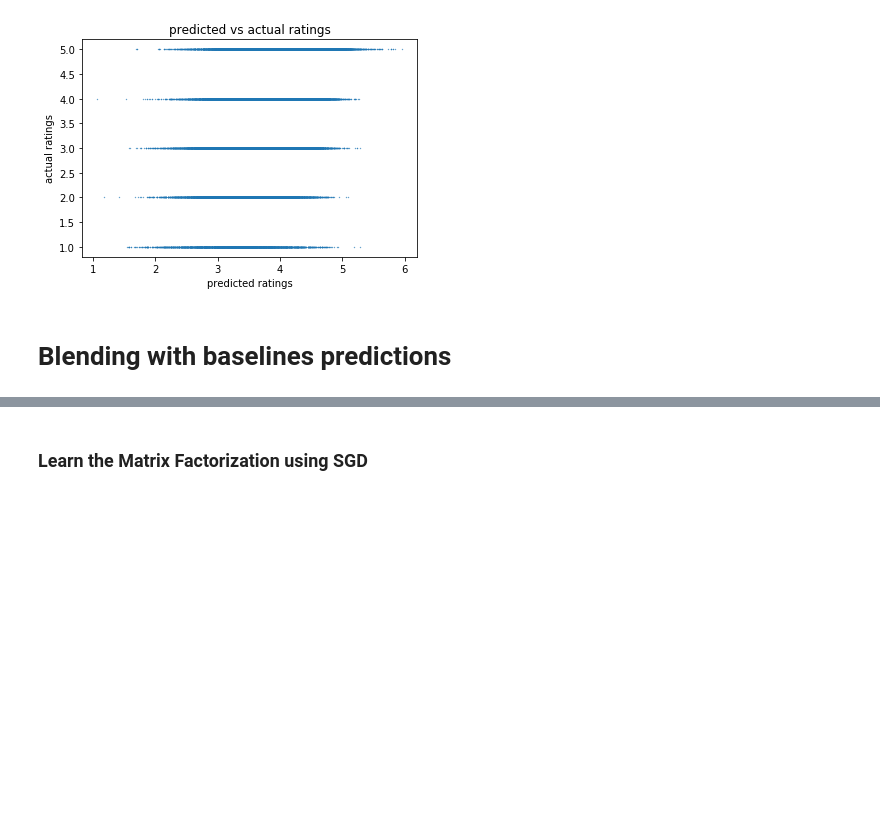
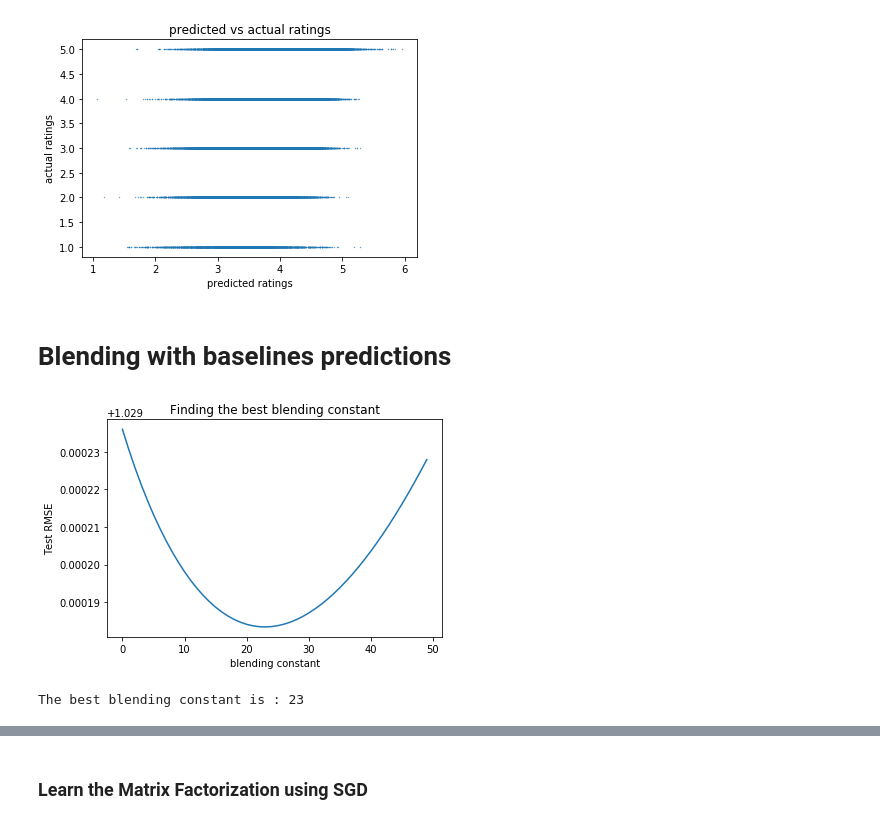
Before and after one commit to Anne-Aimee/recommender_system, a Jupyter notebook: src/main.ipynb, the cells around one changed output, grey strips where cells are left out. Saved outputs shown, nothing was run; the diff lists cells and outputs as text; code cells hidden in the pictures; blank space fills up the shorter version.

Commit message:
baseline prediction with blending

```diff
--- a/src/main.ipynb
+++ b/src/main.ipynb
@@ -251,3 +272,33 @@ plt.scatter(w_item[test.row] + w_user[test.col] + w_0, test.data,s=0.1)
 [figure]
 # %% [markdown]
 # Blending with baselines predictions
+# %%
+def baseline_item_mean_blending(train, test, blending_constant):
+    """baseline method: use item means as the prediction."""
+
+    sum_ratings_movie = np.squeeze(np.asarray(train.sum(1)))    # sum of the nonzero elements, for each row
+    count_ratings_movie = np.diff(train.tocsr().indptr)         # count of the nonzero elements, for each row
+    average_movie_ratings = sum_ratings_movie/count_ratings_movie
+
+    #fitting linear regression
+    slope, intercept, r_value, p_value, std_err = scipy.stats.linregress(count_ratings_movie,average_movie_ratings)
+    better_average_movie_ratings = ((slope*count_ratings_movie+intercept)*blending_constant + sum_ratings_movie)/(blending_constant + count_ratings_movie)
+    #better_average_movie_ratings = (np.mean(train.data)*blending_constant + sum_ratings_movie)/(blending_constant + count_ratings_movie)
+
+    rmse_item_mean_blending = sqrt(calculate_mse(test.data, better_average_movie_ratings[test.row])/(test.nnz))
+
+    return rmse_item_mean_blending, better_average_movie_ratings
+# %%
+# find the best blending constant
+rmse_item_mean_blending = [baseline_item_mean_blending(train, test, blending_constant)[0] for blending_constant in range(50)]
+plt.plot(np.arange(50),rmse_item_mean_blending)
+plt.title("Finding the best blending constant")
+plt.xlabel("blending constant")
+plt.ylabel("Test RMSE")
+plt.show()
+
+best_blending_constant_item_mean = np.argmin(rmse_item_mean_blending)
+print("The best blending constant is : {}".format(best_blending_constant_item_mean))
+# %% [output]
+[figure, added]
+The best blending constant is : 23
```
Also changed, not shown: parts of 10 cells of this notebook.
